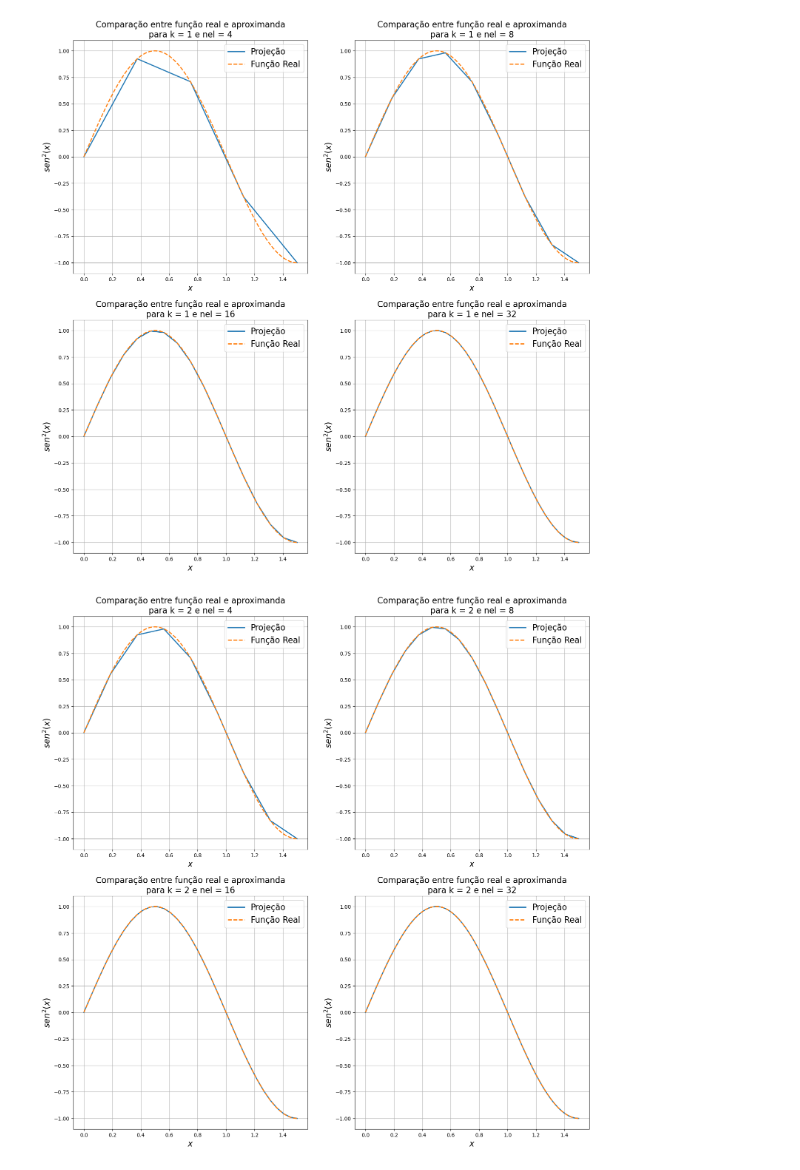
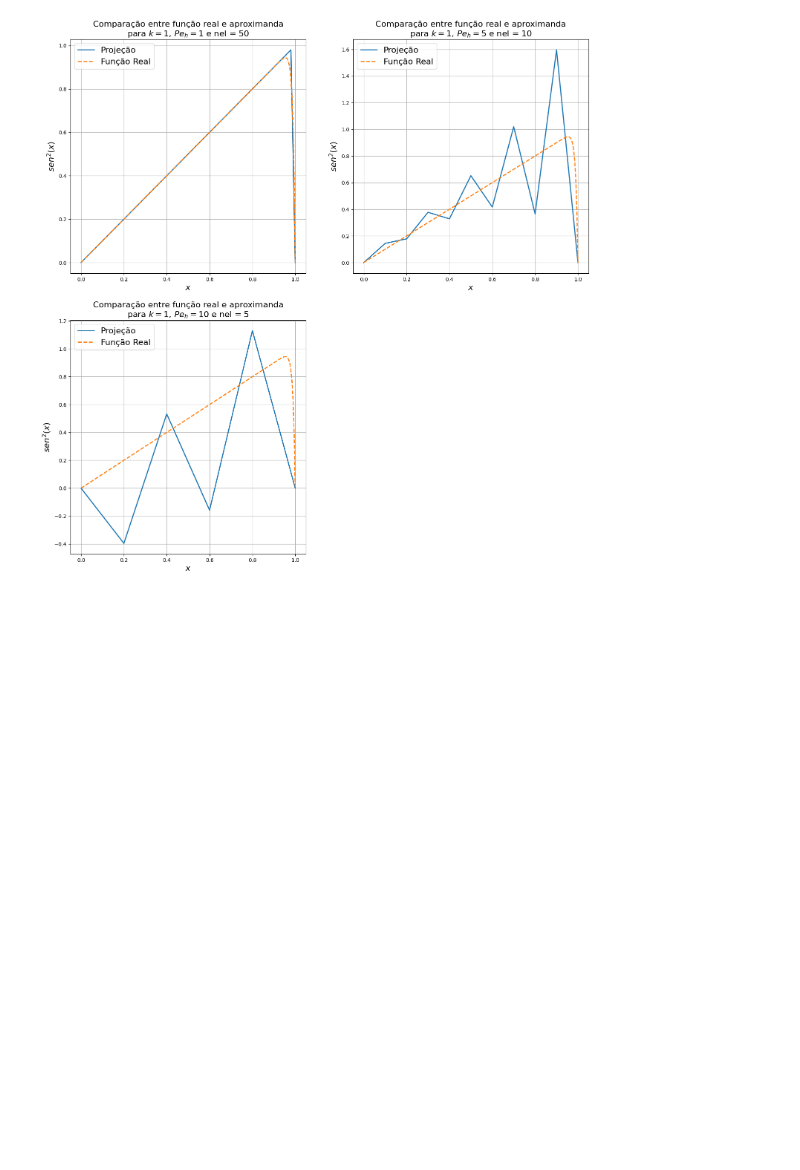
Before and after one commit to Esterci/FEM, a Jupyter notebook: lista_3/questao_1.ipynb, the cells around one changed output. Cells and saved outputs as stored; diff of their text form; code cells hidden in the pictures; blank space fills up the shorter version.

```diff
--- a/lista_3/questao_1.ipynb
+++ b/lista_3/questao_1.ipynb
@@ -350,19 +399,30 @@ def FEM(a, b, nel, k, kapa_a, kapa_b, g_a, g_b, q_a, q_b):
-# %%
-h, xl, alpha, l_2_error, l_2_dif_error = FEM(0, 1.5, 4, 2, 0, 10**6, 0, -1, np.pi, 0)
 # %%
 import matplotlib.pyplot as plt
 
 
-def f(x):
-    return np.sin(x * np.pi)
+def u(x, kappa, epsilon):
+    return (1 / kappa) * (
+        x - (1 - np.exp(kappa * x / epsilon)) / (1 - np.exp(kappa / epsilon))
+    )
 
 
 a = 0
-b = 1.5
+b = 1
 
-k_list = [1, 2, 3, 4]
+kappa = 1
 
-nel_list = [2**2, 2**3, 2**4, 2**5]
+epsilon = 1e-2
+
+k_list = [1]
+
+Peh_list = [1, 5, 10]
+
+nel_list = [int((1 / (2 * epsilon)) * (b - a) / Peh )for Peh in Peh_list]
+
+kappa_dr_a = 10**6
+kappa_dr_b = 10**6
+g_a = g_b = 0
+q_a = q_b = 0
 
 size = 2
 
@@ -375,46 +435,51 @@ for k in k_list:
 
     result_dict["base_" + str(k)] = {"erro": [], "erro_dif": [], "h": []}
 
-    for nel in nel_list:
+    for nel, Peh in zip(nel_list, Peh_list):
         # Realizando a Projeção
 
         h, xl, alpha, l_2_error, l_2_dif_error = FEM(
-            a, b, nel, k, 0, 10**6, 0, -1, np.pi, 0
+            a, b, nel, k, kappa_dr_a, kappa_dr_b, g_a, g_b, q_a, q_b, kappa, epsilon
         )
 
         result_dict["base_" + str(k)]["erro"].append(l_2_error)
         result_dict["base_" + str(k)]["erro_dif"].append(l_2_dif_error)
         result_dict["base_" + str(k)]["h"].append(h)
 
         # Plotando resultados
         ax = fig.add_subplot(2, 2, plot_count)
 
         ax.set_title(
-            "Comparação entre função real e aproximanda\npara k = {} e nel = {}".format(
-                k, nel
+            "Comparação entre função real e aproximanda\npara $k = {}$, $Pe_h = {}$ e nel = {}".format(
+                k, Peh, nel
             ),
             fontsize=16,
         )
 
         ax.set_ylabel("$sen^2(x)$", fontsize=16)
         ax.set_xlabel("$x$", fontsize=16)
 
         ax.plot(xl, alpha, linewidth=2, label="Projeção")
 
         # função real
 
         x_eval = np.linspace(a, b, num=200)
 
-        ax.plot(x_eval, f(x_eval), linestyle="--", linewidth=2, label="Função Real")
+        ax.plot(
+            x_eval,
+            u(x_eval, kappa, epsilon),
+            linestyle="--",
+            linewidth=2,
+            label="Função Real",
+        )
 
         ax.legend(fontsize=16)
 
         ax.grid()
 
         plot_count += 1
 
     plt.show()
     fig.savefig("figures/real_vs_mef_k_{}_q1.png".format(k))
 # %% [output]
-[figure, old version]
+[figure, new version]
-[figure, removed]
```
Also changed, not shown: parts of 8 cells of this notebook, 3 other files.
